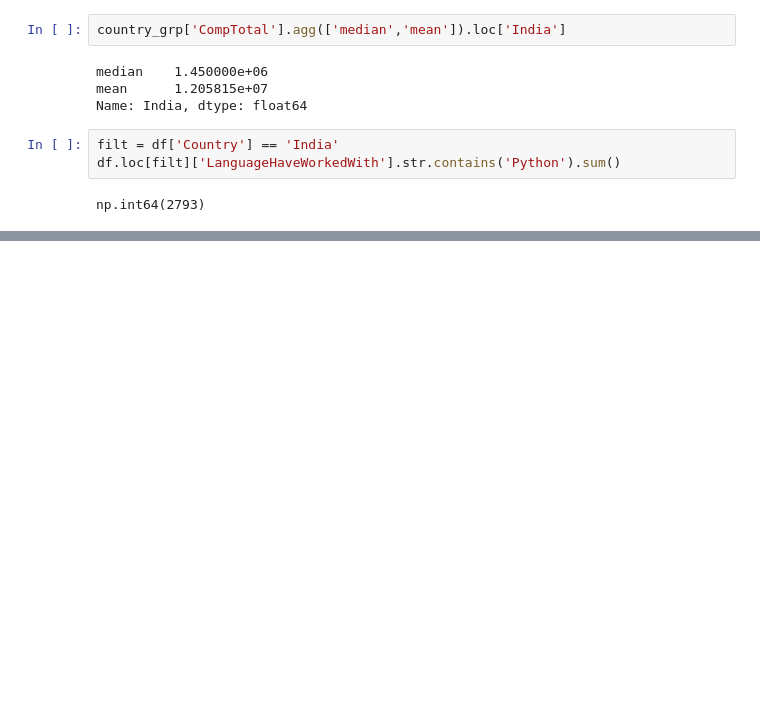
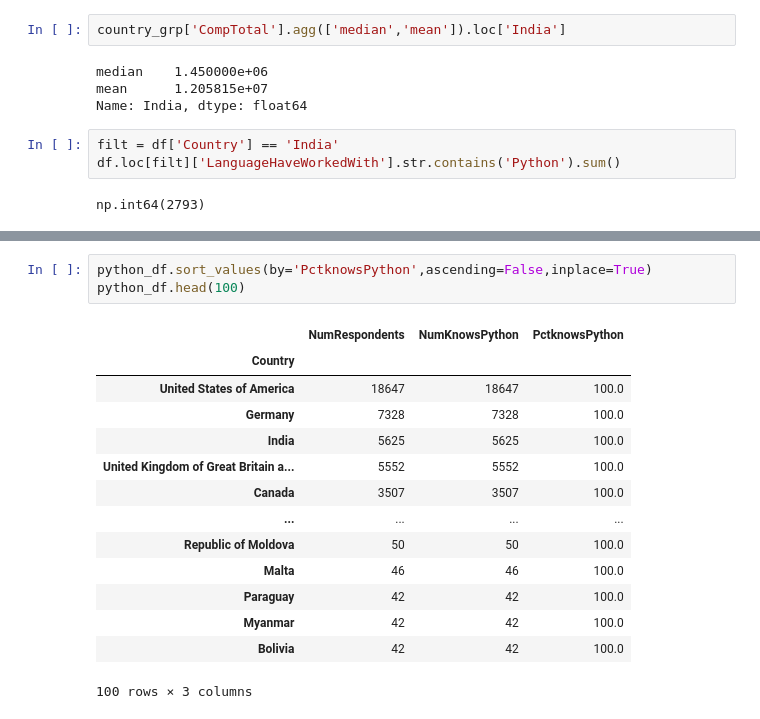
Before and after one commit to Bharatsinghthakur/Python-revision, a Jupyter notebook: pandas/Grouping&Aggregation/Grouping&aggregation.ipynb, the cells around one changed output, grey strips where cells are left out. Cells and saved outputs as stored; diff of their text form; blank space fills up the shorter version.

```diff
--- a/pandas/Grouping&Aggregation/Grouping&aggregation.ipynb
+++ b/pandas/Grouping&Aggregation/Grouping&aggregation.ipynb
@@ -296,0 +362,18 @@ np.int64(2793)
+# %%
+python_df.sort_values(by='PctknowsPython',ascending=False,inplace=True)
+python_df.head(100)
+# %% [output]
+|  | NumRespondents | NumKnowsPython | PctknowsPython |
+| Country |  |  |  |
+| United States of America | 18647 | 18647 | 100.0 |
+| Germany | 7328 | 7328 | 100.0 |
+| India | 5625 | 5625 | 100.0 |
+| United Kingdom of Great Britain a... | 5552 | 5552 | 100.0 |
+| Canada | 3507 | 3507 | 100.0 |
+| ... | ... | ... | ... |
+| Republic of Moldova | 50 | 50 | 100.0 |
+| Malta | 46 | 46 | 100.0 |
+| Paraguay | 42 | 42 | 100.0 |
+| Myanmar | 42 | 42 | 100.0 |
+| Bolivia | 42 | 42 | 100.0 |
+100 rows × 3 columns
```
Also changed, not shown: parts of 7 cells of this notebook.
